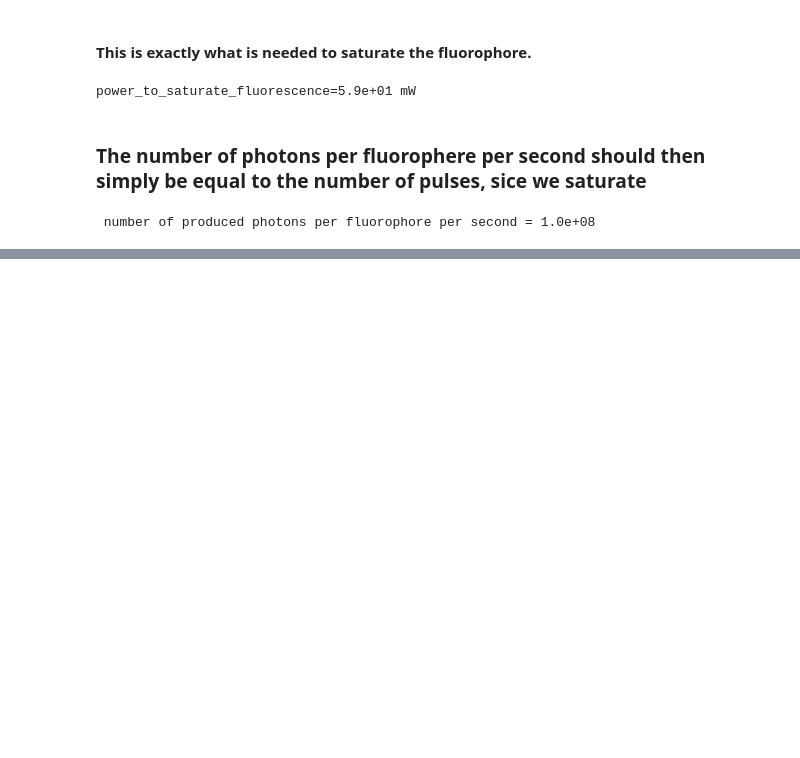
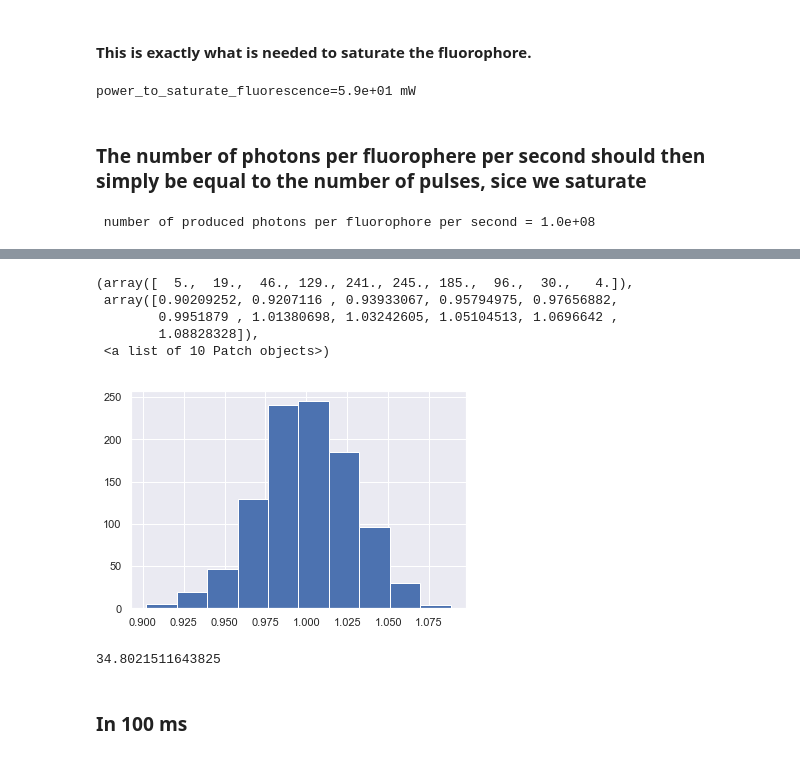
Before and after one commit to franmon/sabatnb, a Jupyter notebook: TwoPhotonML.ipynb, the cells around one changed output, grey strips where cells are left out. Drawn from its saved outputs; the diff is of its cells as text; code cells hidden in the pictures; blank space fills up the shorter version.

```diff
--- a/TwoPhotonML.ipynb
+++ b/TwoPhotonML.ipynb
@@ -578,0 +571,15 @@ Detected background photons (per mus) = 0.01
+# %%
+plt.hist(N, bins=10)
+# %% [output]
+(array([  5.,  19.,  46., 129., 241., 245., 185.,  96.,  30.,   4.]),
+ array([0.90209252, 0.9207116 , 0.93933067, 0.95794975, 0.97656882,
+        0.9951879 , 1.01380698, 1.03242605, 1.05104513, 1.0696642 ,
+        1.08828328]),
+ <a list of 10 Patch objects>)
+[figure, added]
+# %%
+np.average(N) / np.std(N)
+# %% [output]
+34.8021511643825
+# %% [markdown]
+### In 100 ms
```
Also changed, not shown: parts of 49 cells of this notebook, 1 other file.
